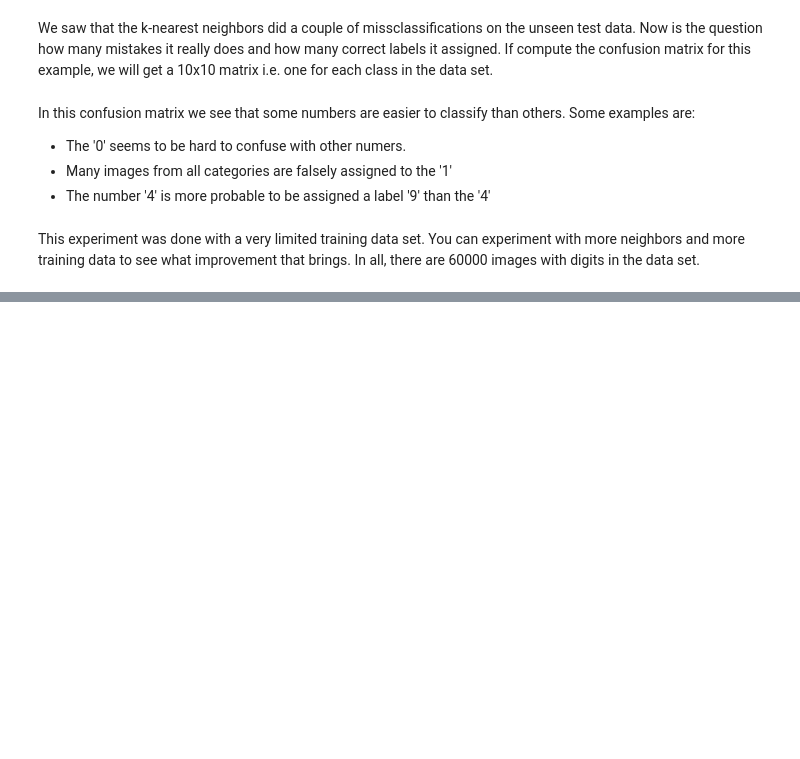
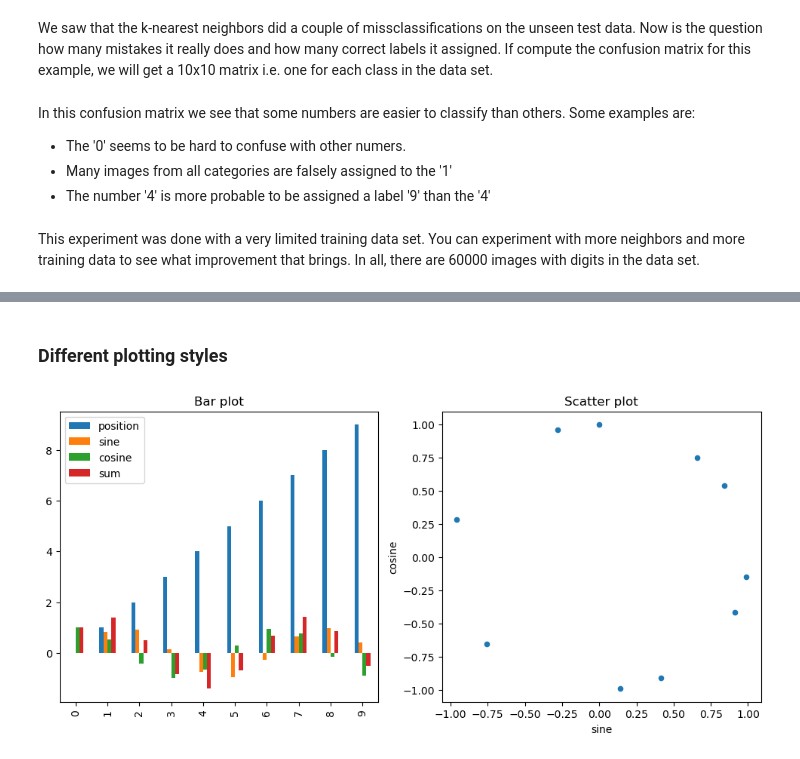
Before and after one commit to ImagingLectures/Quantitative-Big-Imaging-2024, a Jupyter notebook: Lectures/Lecture-02/02-Datasets.ipynb, the cells around one changed output, grey strips where cells are left out. Saved outputs shown, nothing was run; the diff lists cells and outputs as text; code cells hidden in the pictures; blank space fills up the shorter version.

```diff
--- a/Lectures/Lecture-02/02-Datasets.ipynb
+++ b/Lectures/Lecture-02/02-Datasets.ipynb
@@ -1223,0 +1478,12 @@ This experiment was done with a very limited training data set. You can experime
+# %% [markdown]
+### Different plotting styles
+# %%
+fig,(ax1,ax2)=plt.subplots(1,2,figsize=(12,5))
+
+df.plot(kind='bar',ax=ax1);
+ax1.set_title('Bar plot');
+
+df.plot(kind='scatter',x='sine',y='cosine',ax=ax2);
+ax2.set_title('Scatter plot');
+# %% [output]
+[figure, added]
```
Also changed, not shown: parts of 51 cells of this notebook, 7 other files.
